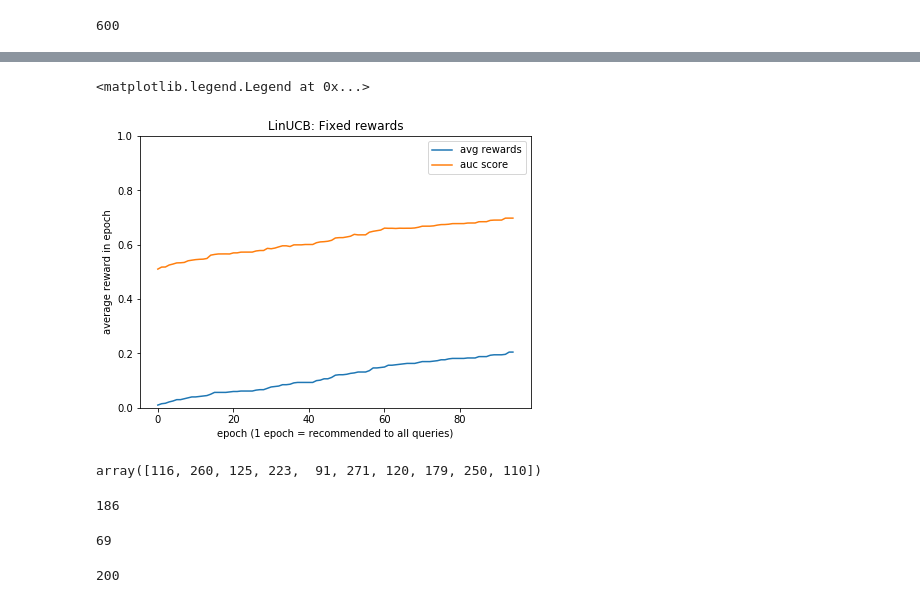
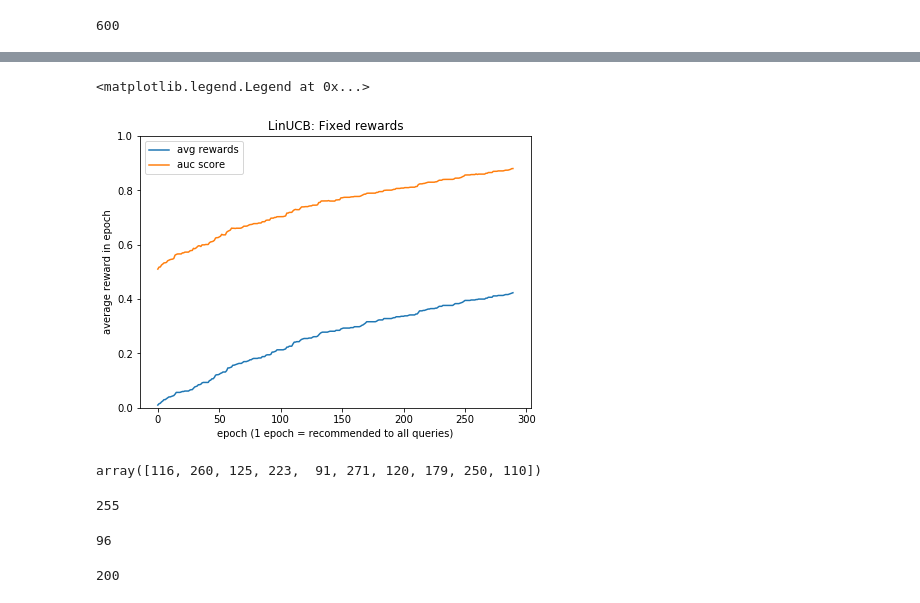
Before and after one commit to cyberyu/bandit_2ndrepo, a Jupyter notebook: MainTraining.ipynb, the cells around one changed output, grey strips where cells are left out. Drawn from its saved outputs; the diff is of its cells as text; code cells hidden in the pictures.

```diff
--- a/MainTraining.ipynb
+++ b/MainTraining.ipynb
@@ -62,16 +67,16 @@ Finished epoch 12/100 with avg reward 0.3416666666666667, auc score 0.8116196095
 # %%
 from matplotlib.pylab import rcParams
 rcParams['figure.figsize'] = 7, 5
-plt.plot(range(len(avg_reward)), avg_reward, label='avg rewards')
-plt.plot(range(len(avg_reward)), auc_scores, label='auc score')
+plt.plot(range(290), old_avg_reward[0:290], label='avg rewards')
+plt.plot(range(290), old_auc_scores[0:290], label='auc score')
 plt.ylabel('average reward in epoch')
 plt.ylim(0, 1)
 plt.xlabel('epoch (1 epoch = recommended to all queries)')
 plt.title('LinUCB: Fixed rewards')
 plt.legend()
 # %% [output]
 <matplotlib.legend.Legend at 0x...>
-[figure, old version]
+[figure, new version]
 # %%
 def make_prediction():
     A = ucb.A
@@ -115,12 +120,12 @@ ratings=pickle.load(open('data/Y_train_labels.pkl','rb'))
 
 for loop in range(len(p_i)):
 
-    if ratings[loop,:].argsort()[::-1][:1] in p_i[loop][0:1]:
+    if ratings[loop,:].argsort()[::-1][:1] in p_i[loop][0:10]:
         acc+=1
 
 print(acc)
 # %% [output]
-186
+255
 # %%
 import random
 
@@ -170,12 +175,12 @@ p_i_test, rating_test = make_prediction_oos()
 acc = 0
 
 for loop in range(len(p_i_test)):
-    if rating_test[loop][0] in p_i_test[loop][0:5]:
+    if rating_test[loop][0] in p_i_test[loop][0:10]:
         acc+=1
 
 print(acc)
 # %% [output]
-69
+96
 # %%
 len(p_i_test)
 # %% [output]
```
Also changed, not shown: parts of 2 cells of this notebook, 1 other file.
